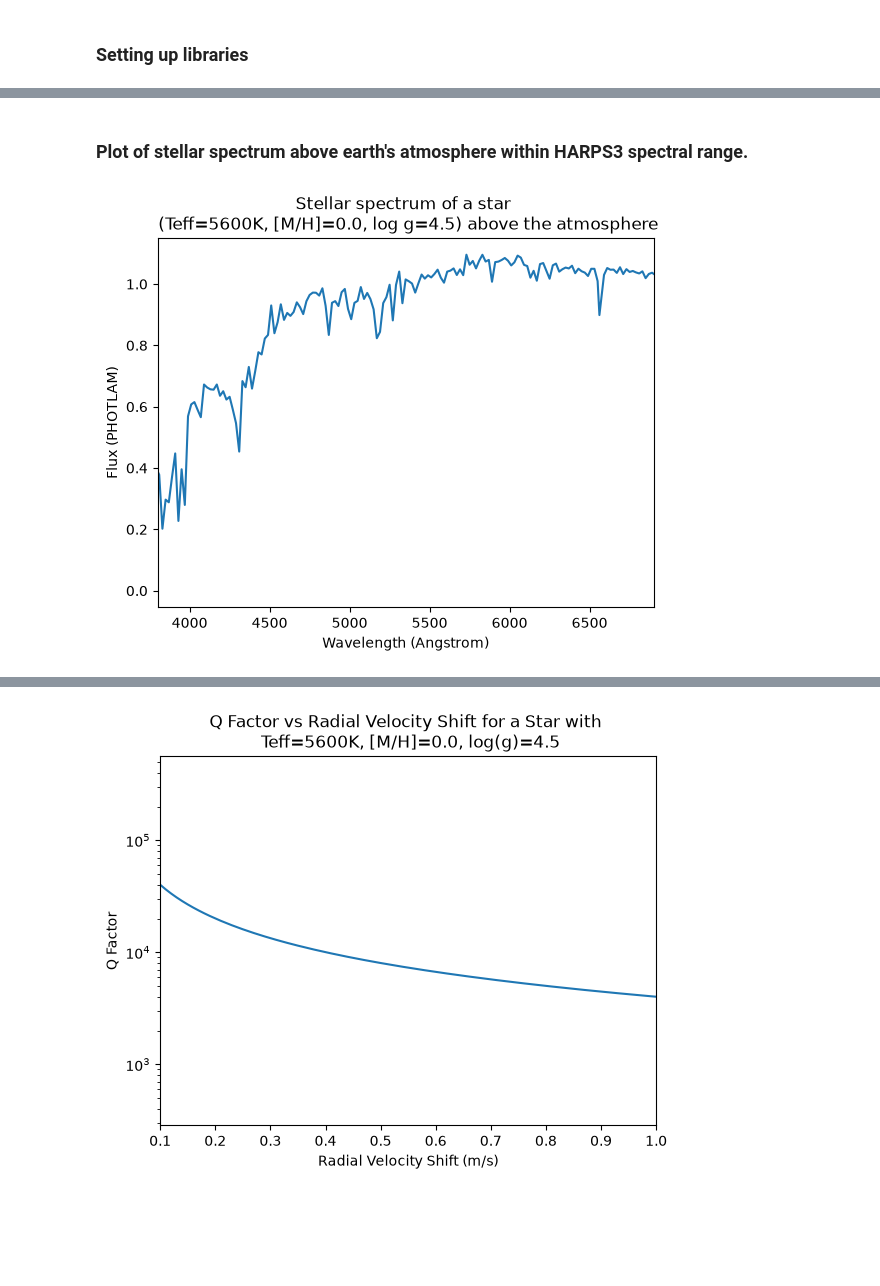
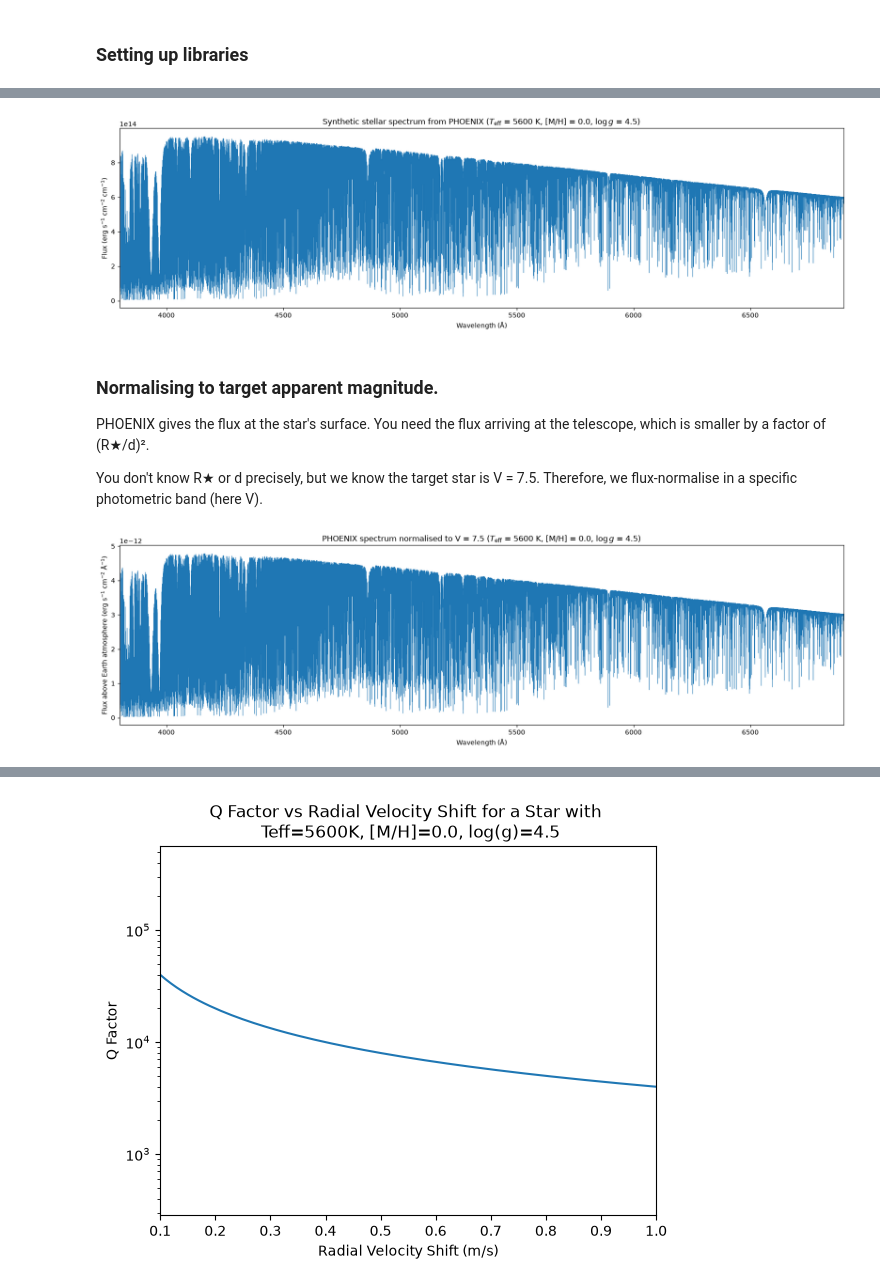
Before and after one commit to EnisGerxhalija/simulated_rv_data, a Jupyter notebook: notebooks/photon_noise_limit.ipynb, the cells around one changed output, grey strips where cells are left out. Drawn from its saved outputs; the diff is of its cells as text; code cells hidden in the pictures; blank space fills up the shorter version.

Commit message:
Normalise to apparent magnitude

```diff
--- a/notebooks/photon_noise_limit.ipynb
+++ b/notebooks/photon_noise_limit.ipynb
@@ -81,0 +75,11 @@ True
+# %%
+met_str = "-0.0" if metallicity == 0 else f"{metallicity:+.1f}"
+# +0.5, -0.5, or the special -0.0
+
+base = "https://phoenix.astro.physik.uni-goettingen.de/data/HiResFITS/"
+
+wave_hr = fits.getdata(base + "WAVE_PHOENIX-ACES-AGSS-COND-2011.fits")   # Å, vacuum
+
+fname = f"lte{temp_star:05d}-{log_g:.2f}{met_str}.PHOENIX-ACES-AGSS-COND-2011-HiRes.fits"
+spec_url = base + f"PHOENIX-ACES-AGSS-COND-2011/Z{met_str}/" + fname
+flux_hr = fits.getdata(spec_url)
@@ -82,13 +108,42 @@ True
+# %%
+in_range = (wave_hr >= spectral_range[0]) & (wave_hr <= spectral_range[1])
+
+plt.figure(figsize=(20, 5))
+plt.plot(wave_hr[in_range], flux_hr[in_range], lw=0.4)
+plt.xlim(spectral_range)
+plt.title(rf"Synthetic stellar spectrum from PHOENIX ($T_\mathrm{{eff}}$ = {temp_star} K, [M/H] = {metallicity}, $\log g$ = {log_g})")
+plt.xlabel("Wavelength (Å)")
+plt.ylabel(r"Flux (erg s$^{-1}$ cm$^{-2}$ cm$^{-1}$)")
+plt.show()
+# %% [output]
+[figure, added]
 # %% [markdown]
-### Plot of stellar spectrum above earth's atmosphere within HARPS3 spectral range.
+### Normalising to target apparent magnitude.
+PHOENIX gives the flux at the star's surface. You need the flux arriving at the telescope, which is smaller by a factor of (R★/d)².
+
+You don't know R★ or d precisely, but we know the target star is V = 7.5. Therefore, we flux-normalise in a specific photometric band (here V).
 # %%
-idx, _ = catalog.get_catalog_index("k93models")  # list of [Teff, [M/H], log g, filename]
-sp = stsyn.grid_to_spec("k93models", temp_star, metallicity, log_g) # extract stellar spectra from Teff, [M/H], log g with units photons s⁻¹ cm⁻² Å⁻¹
-
-V_filter = SpectralElement.from_filter("johnson_v") # the V filter's transmission curve
-sp_earth = sp.normalize(V_mag * units.VEGAMAG, band=V_filter, vegaspec=stsyn.Vega) # normalise to the apparent magnitude of the star in the V band
+# PHOENIX flux is per cm of wavelength -> convert to per Å (FLAM)
+flux_surface = (flux_hr * u.erg / u.s / u.cm**2 / u.cm).to(units.FLAM)
+sp_surface = SourceSpectrum(Empirical1D, points=wave_hr * u.AA, lookup_table=flux_surface)
 
 
-sp_earth.plot(left=spectral_range[0], right=spectral_range[1], flux_unit=units.PHOTLAM, title="Stellar spectrum of a star \n (Teff=5600K, [M/H]=0.0, log g=4.5) above the atmosphere")
+V_filter = SpectralElement.from_filter("johnson_v") # define the V filter's transmission curve
+vega = SourceSpectrum.from_vega()
+sp_earth = sp_surface.normalize(V_mag * units.VEGAMAG, band=V_filter, vegaspec=vega)
+
+
+wave_earth = sp_earth.waveset # wavelengths, in Å
+in_range = (wave_earth >= spectral_range[0] * u.AA) & (wave_earth <= spectral_range[1] * u.AA)
+wave_plot = wave_earth[in_range]
+flux_plot = sp_earth(wave_plot, flux_unit=units.FLAM) # erg s⁻¹ cm⁻² Å⁻¹ at Earth
+
+plt.figure(figsize=(20, 5))
+plt.plot(wave_plot.to_value(u.AA), flux_plot.value, lw=0.4)
+plt.xlim(spectral_range)
+plt.title(rf"PHOENIX spectrum normalised to V = {V_mag} ($T_\mathrm{{eff}}$ = {temp_star} K, [M/H] = {metallicity}, $\log g$ = {log_g})")
+plt.xlabel("Wavelength (Å)")
+plt.ylabel(r"Flux above Earth atmosphere (erg s$^{-1}$ cm$^{-2}$ Å$^{-1}$)")
+plt.show()
 # %% [output]
-[figure, old version]
+[figure, new version]
```
Also changed, not shown: parts of 12 cells of this notebook.
